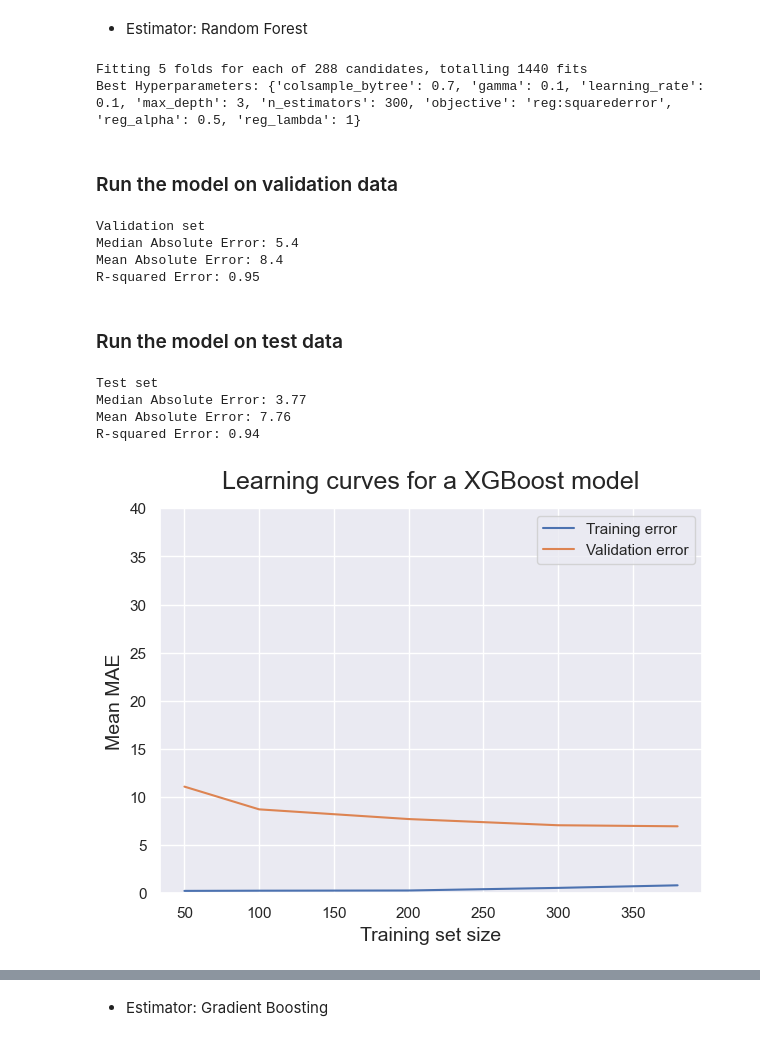
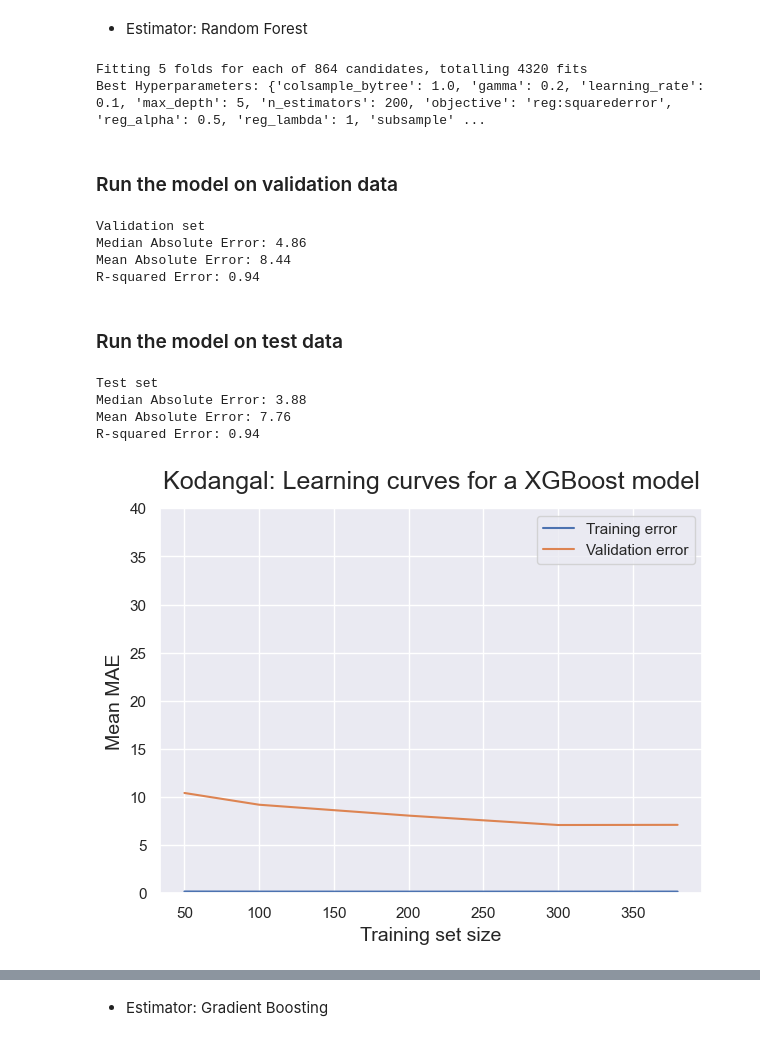
Before and after one commit to Ashish-Sasna/CMT-GSC-AI, a Jupyter notebook: Kodangal-Concentration prediction-copper.ipynb, the cells around one changed output, grey strips where cells are left out. Cells and saved outputs as stored; diff of their text form; code cells hidden in the pictures.

```diff
--- a/Kodangal-Concentration prediction-copper.ipynb
+++ b/Kodangal-Concentration prediction-copper.ipynb
@@ -512,11 +164,11 @@ feature_importance(rfecv_rf, X_rf, 'Feature Importance; Estimator: Random Forest
 # %%
 # X_rf = X_rf[['sio2', 'zn', 'co', 'k2o', 'rb', 'mno', 'ni']]
-X_rf = X_rf[['fe2o3', 'k2o', 'v', 'zn', 'tio2', 'sio2', 'co', 'ni', 'rb', 'cr', 'th', 'zr']]
+# X_rf = X_rf[['fe2o3', 'k2o', 'v', 'zn', 'tio2', 'sio2', 'co', 'ni', 'rb', 'cr', 'th', 'zr']]
 # %% [markdown]
 ## Estimator: Gradient Boosting
 # %%
-gbr = GradientBoostingRegressor()
-rfecv_bgr = rfecv(gbr, X_train_norm, y_train, 1, 5)
+gbr = util.GradientBoostingRegressor()
+rfecv_bgr = util.rfecv(gbr, X_train_norm, y_train, 1, 5)
 # %%
 print('Optimal number of features: {}'.format(rfecv_bgr.n_features_))
 # %% [output]
@@ -528,3 +180,3 @@ plot_pcc(rfecv_bgr, 'RFE with Cross-Validation; Estimator: Gradient Boosting Reg
 # %%
-X_gbr = X_train_norm.drop(X_train_norm.columns[np.where(rfecv_bgr.support_ == False)[0]], axis=1)
+X_gbr = X_train_norm.drop(X_train_norm.columns[util.np.where(rfecv_bgr.support_ == False)[0]], axis=1)
 # %%
@@ -679,21 +330,21 @@ param_grid = {
     'learning_rate': [0.01, 0.1],
     'max_depth': [3, 5, 7],
     'colsample_bytree': [0.5, 0.7, 1.0],
-    #'subsample': [0.5, 0.7, 1.0],
+    'subsample': [0.5, 0.7, 1.0],
     'gamma': [0.1, 0.2],
     'reg_alpha': [0.5, 1],
     'reg_lambda': [0.5, 1],
     'objective': ['reg:squarederror']
 }
 
-xgb = xgboost.XGBRegressor()
+xgb = util.xgboost.XGBRegressor()
 
-grid_search_xgb_rf = GridSearchCV(xgb,
-                                  param_grid,
-                                  cv=5,
-                                  scoring='neg_mean_squared_error',
-                                  verbose=5,
-                                  n_jobs=-1)
+grid_search_xgb_rf = util.GridSearchCV(xgb,
+                                       param_grid,
+                                       cv=5,
+                                       scoring='neg_mean_absolute_error',
+                                       verbose=5,
+                                       n_jobs=-1)
 
 grid_search_xgb_rf.fit(X_rf, y_train)
 
@@ -701,8 +352,8 @@ grid_search_xgb_rf.fit(X_rf, y_train)
 best_params = grid_search_xgb_rf.best_params_
 print("Best Hyperparameters:", best_params)
 # %% [output]
-Fitting 5 folds for each of 288 candidates, totalling 1440 fits
-Best Hyperparameters: {'colsample_bytree': 0.7, 'gamma': 0.1, 'learning_rate': 0.1, 'max_depth': 3, 'n_estimators': 300, 'objective': 'reg:squarederror', 'reg_alpha': 0.5, 'reg_lambda': 1}
+Fitting 5 folds for each of 864 candidates, totalling 4320 fits
+Best Hyperparameters: {'colsample_bytree': 1.0, 'gamma': 0.2, 'learning_rate': 0.1, 'max_depth': 5, 'n_estimators': 200, 'objective': 'reg:squarederror', 'reg_alpha': 0.5, 'reg_lambda': 1, 'subsample' ...
 # %% [markdown]
 ### Run the model on validation data
 # %%
@@ -710,10 +361,10 @@ y_pred_val = pred_val(X_val, list(X_rf.columns), sc, grid_search_xgb_rf)
 # %%
-eval_model(y_val, y_pred_val, 'Validation set')
+util.eval_model(y_val, y_pred_val, 'Validation set')
 # %% [output]
 Validation set
-Median Absolute Error: 5.4
-Mean Absolute Error: 8.4
-R-squared Error: 0.95
+Median Absolute Error: 4.86
+Mean Absolute Error: 8.44
+R-squared Error: 0.94
 # %% [markdown]
 ### Run the model on test data
 # %%
@@ -721,20 +372,21 @@ y_pred = pred_val(X_test, list(X_rf.columns), sc, grid_search_xgb_rf)
 # %%
-eval_model(y_test, y_pred, 'Test set')
+util.eval_model(y_test, y_pred, 'Test set')
 # %% [output]
 Test set
-Median Absolute Error: 3.77
+Median Absolute Error: 3.88
 Mean Absolute Error: 7.76
 R-squared Error: 0.94
 # %%
-plot_learing_curve(xgboost.XGBRegressor(colsample_bytree=0.7,
-                                        gamma=0.1,
-                                        learning_rate=0.1,
-                                        max_depth=3,
-                                        n_estimators=300,
-                                        objective='reg:squarederror',
-                                        reg_alpha=0.5,
-                                        reg_lambda=1),
-                   X_rf, y_train, 5, 'XGBoost')
+util.plot_learing_curve(util.xgboost.XGBRegressor(colsample_bytree=1,
+                                                  gamma=0.2,
+                                                  learning_rate=0.1,
+                                                  max_depth=5,
+                                                  n_estimators=300,
+                                                  objective='reg:squarederror',
+                                                  reg_alpha=0.5,
+                                                  reg_lambda=1,
+                                                  subsample=0.7),
+                        X_rf, y_train, 5, 'XGBoost', 'Kodangal')
 # %% [output]
-[figure, old version]
+[figure, new version]
 # %%
```
Also changed, not shown: parts of 70 cells of this notebook, 2 other files.
